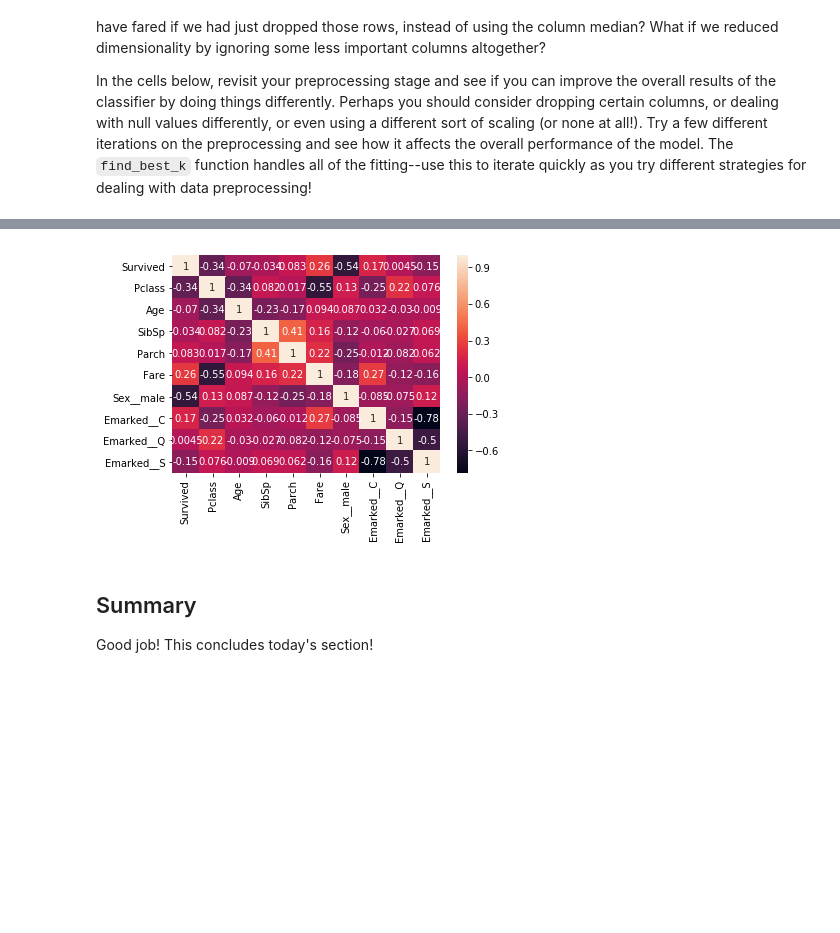
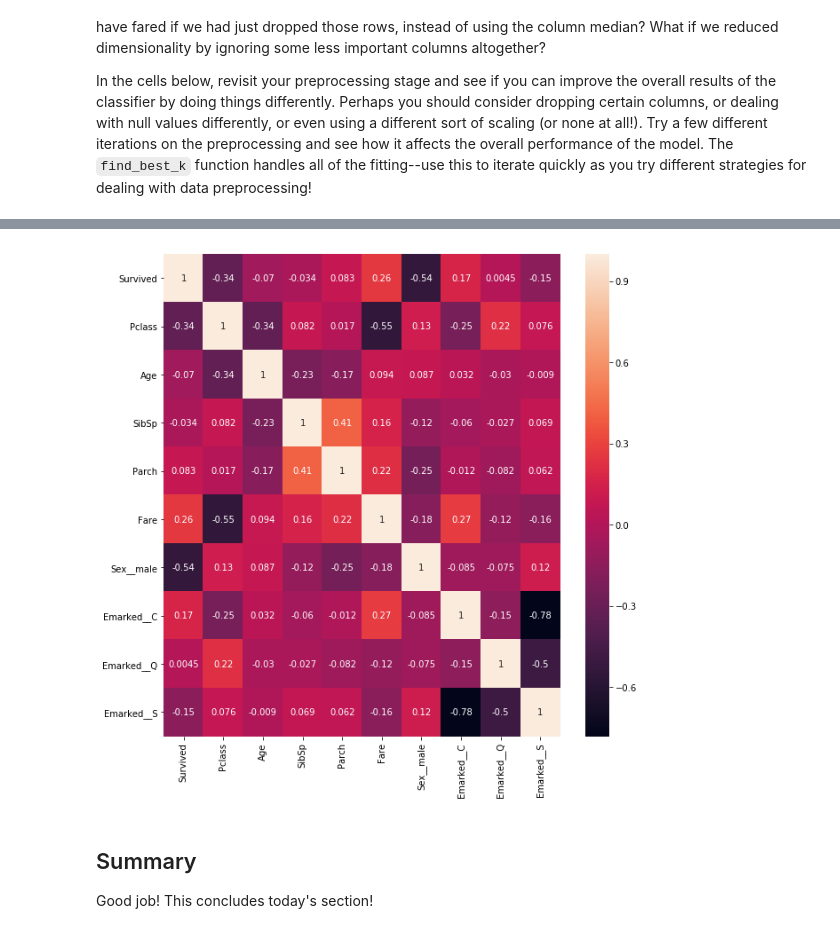
Before and after one commit to danjizquierdo/dsc-3-27-12-knn-with-sklearn-lab-nyc-ds-career-012819, a Jupyter notebook: index.ipynb, the cells around one changed output, grey strips where cells are left out. Saved outputs shown, nothing was run; the diff lists cells and outputs as text; code cells hidden in the pictures; blank space fills up the shorter version.

```diff
--- a/index.ipynb
+++ b/index.ipynb
@@ -278,11 +278,11 @@ no_siblings=scaled_df.drop(['Survived','SibSp'],axis=1,inplace=True)
 # %%
 import seaborn as sns
 import matplotlib.pyplot as plt
-plt.figure()
+plt.figure(figsize=(10,10))
 sns.heatmap(scaled_df.corr(),annot=True)
 plt.show()
 # %% [output]
-[figure, old version]
+[figure, new version]
 # %% [markdown]
 ## Summary
 
```
